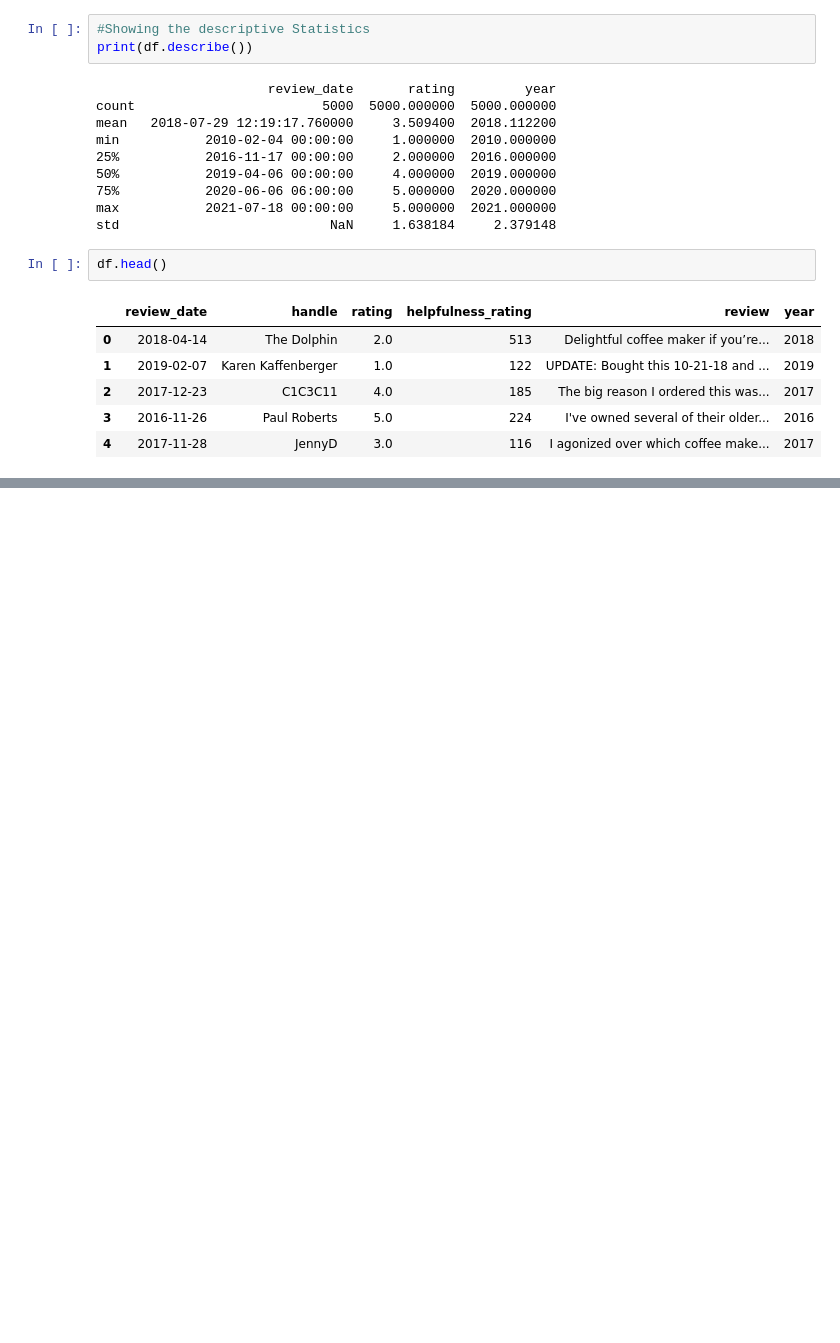
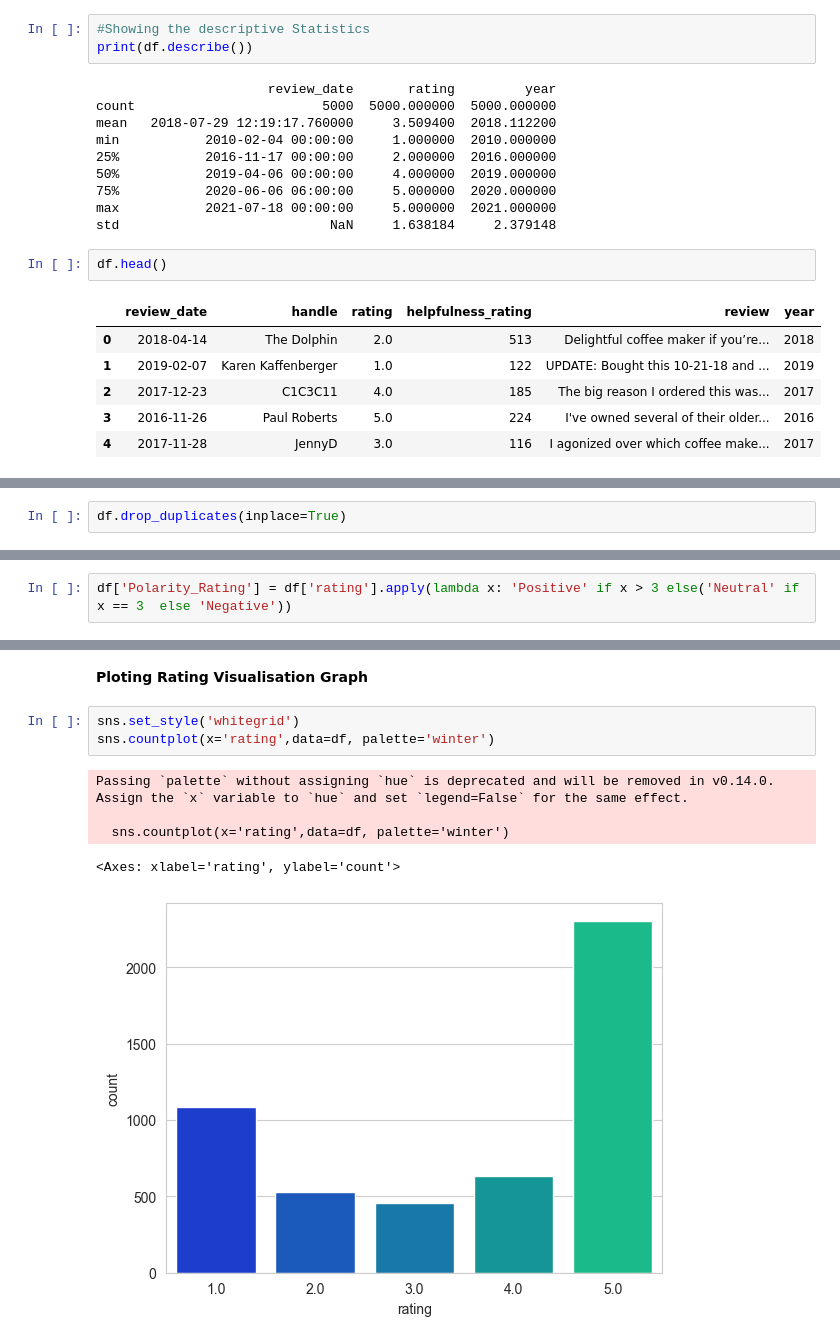
Before and after one commit to 353-KeithFernandes/KeithFernandes_ML_CA2, a Jupyter notebook: KeithFernandes_ML_CA2.ipynb, the cells around one changed output, grey strips where cells are left out. Saved outputs shown, nothing was run; the diff lists cells and outputs as text; blank space fills up the shorter version.

```diff
--- a/KeithFernandes_ML_CA2.ipynb
+++ b/KeithFernandes_ML_CA2.ipynb
@@ -94,0 +134,2 @@ df.head()
+# %%
+df.drop_duplicates(inplace=True)
@@ -94,0 +138,2 @@ df.head()
+# %%
+df['Polarity_Rating'] = df['rating'].apply(lambda x: 'Positive' if x > 3 else('Neutral' if x == 3  else 'Negative'))
@@ -94,0 +149,11 @@ df.head()
+# %% [markdown]
+**Ploting Rating Visualisation Graph**
+# %%
+sns.set_style('whitegrid')
+sns.countplot(x='rating',data=df, palette='winter')
+# %% [output]
+Passing `palette` without assigning `hue` is deprecated and will be removed in v0.14.0. Assign the `x` variable to `hue` and set `legend=False` for the same effect.
+
+  sns.countplot(x='rating',data=df, palette='winter')
+<Axes: xlabel='rating', ylabel='count'>
+[figure, added]
```
Also changed, not shown: parts of 42 cells of this notebook.
